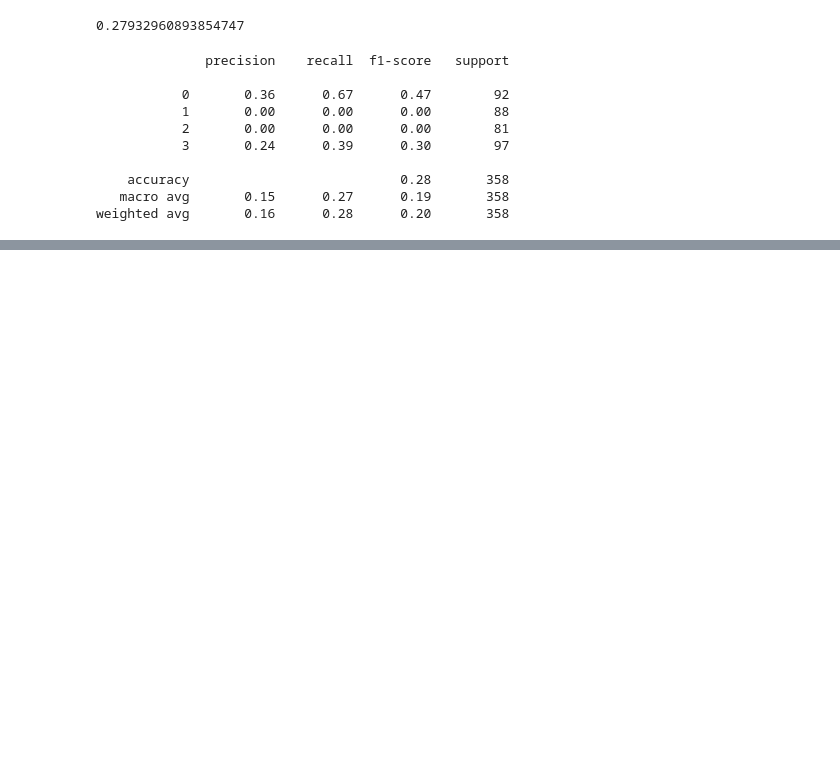
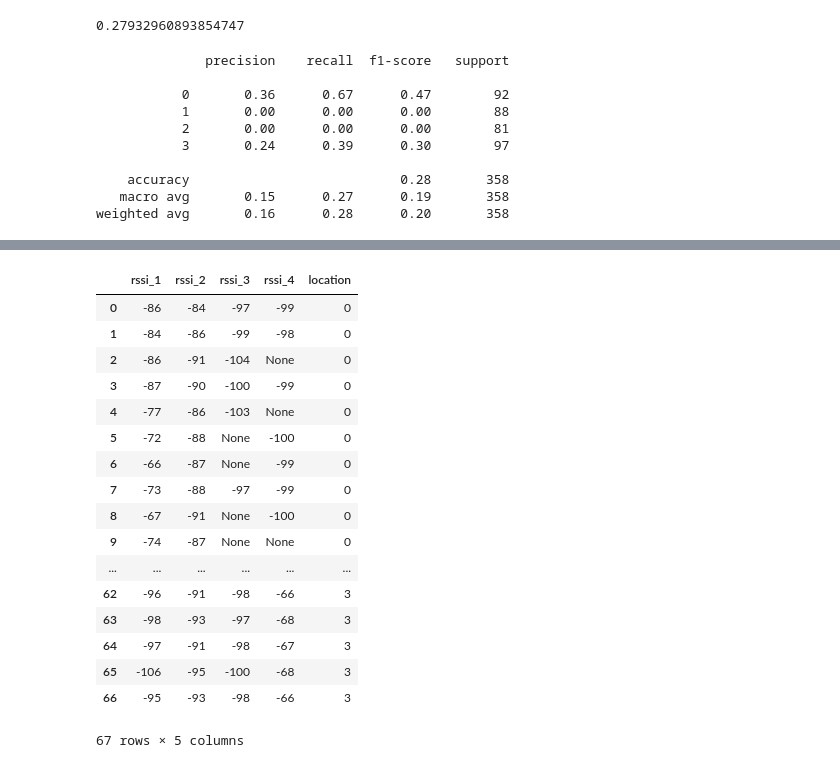
Before and after one commit to romeokienzler/BLE_Indoor_Location_Tracking, a Jupyter notebook: BLE_Indoor_Location_Tracking.ipynb, the cells around one changed output, grey strips where cells are left out. Cells and saved outputs as stored; diff of their text form; code cells hidden in the pictures; blank space fills up the shorter version.

```diff
--- a/BLE_Indoor_Location_Tracking.ipynb
+++ b/BLE_Indoor_Location_Tracking.ipynb
@@ -150,0 +316,23 @@ weighted avg       0.16      0.28      0.20       358
+# %%
+data_pivot = data_pivot_0.union(data_pivot_1).union(data_pivot_2).union(data_pivot_3)
+# %%
+data_pivot_pandas = data_pivot.toPandas()
+# %% [output]
+|  | rssi_1 | rssi_2 | rssi_3 | rssi_4 | location |
+| 0 | -86 | -84 | -97 | -99 | 0 |
+| 1 | -84 | -86 | -99 | -98 | 0 |
+| 2 | -86 | -91 | -104 | None | 0 |
+| 3 | -87 | -90 | -100 | -99 | 0 |
+| 4 | -77 | -86 | -103 | None | 0 |
+| 5 | -72 | -88 | None | -100 | 0 |
+| 6 | -66 | -87 | None | -99 | 0 |
+| 7 | -73 | -88 | -97 | -99 | 0 |
+| 8 | -67 | -91 | None | -100 | 0 |
+| 9 | -74 | -87 | None | None | 0 |
+| ... | ... | ... | ... | ... | ... |
+| 62 | -96 | -91 | -98 | -66 | 3 |
+| 63 | -98 | -93 | -97 | -68 | 3 |
+| 64 | -97 | -91 | -98 | -67 | 3 |
+| 65 | -106 | -95 | -100 | -68 | 3 |
+| 66 | -95 | -93 | -98 | -66 | 3 |
+67 rows × 5 columns
```
Also changed, not shown: parts of 15 cells of this notebook.
